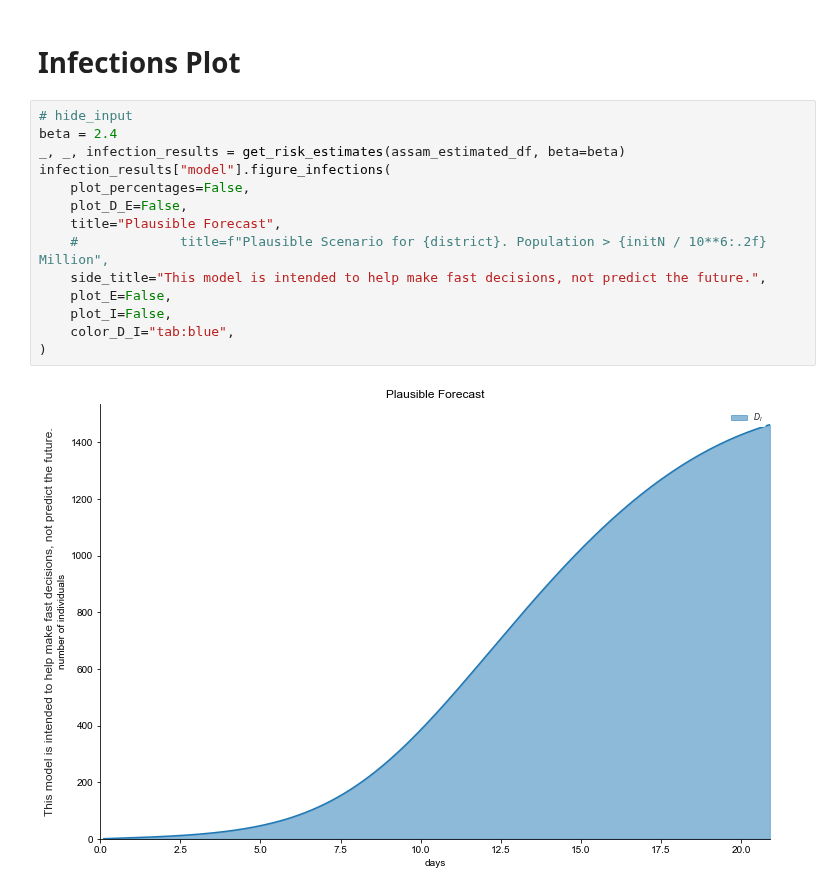
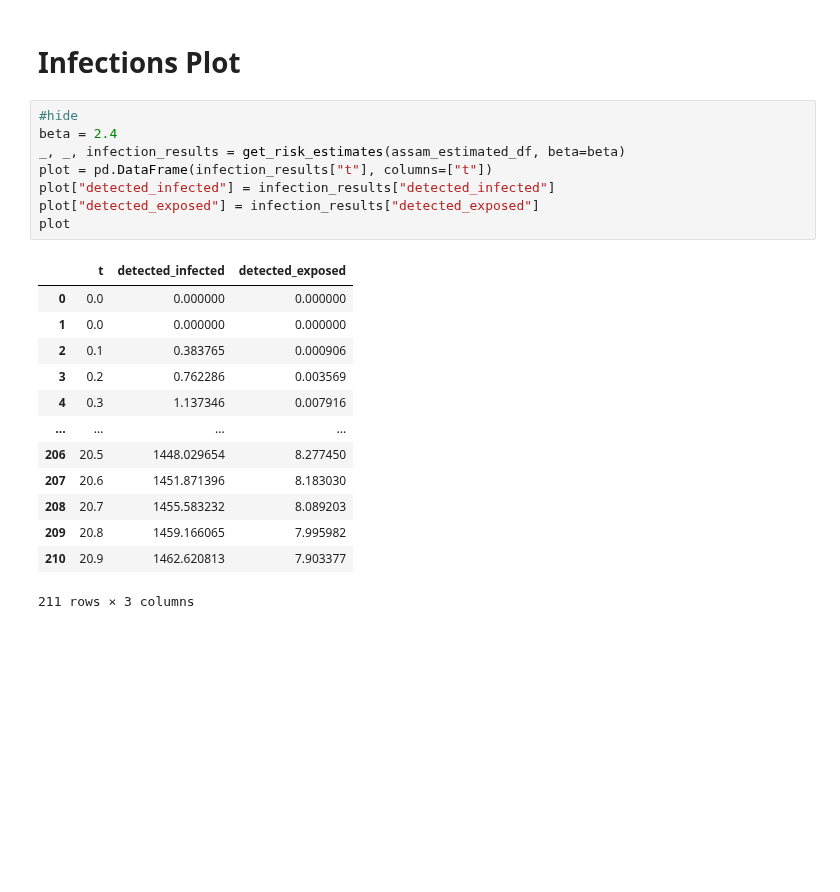
Before and after one commit to meghanabhange/CovidSeer, a Jupyter notebook: _notebooks/2020-04-08-AssamAltair.ipynb, the cells around one changed output. Cells and saved outputs as stored; diff of their text form; blank space fills up the shorter version.

```diff
--- a/_notebooks/2020-04-08-AssamAltair.ipynb
+++ b/_notebooks/2020-04-08-AssamAltair.ipynb
@@ -231,19 +231,25 @@ base + choro
 [interactive output not drawn]
 # %% [markdown]
 # Infections Plot
-# %%
-# hide_input
-beta = 2.4
-_, _, infection_results = get_risk_estimates(assam_estimated_df, beta=beta)
-infection_results["model"].figure_infections(
-    plot_percentages=False,
-    plot_D_E=False,
-    title="Plausible Forecast",
-    #             title=f"Plausible Scenario for {district}. Population > {initN / 10**6:.2f} Million",
-    side_title="This model is intended to help make fast decisions, not predict the future.",
-    plot_E=False,
-    plot_I=False,
-    color_D_I="tab:blue",
-)
-# %% [output]
-[figure, removed]
+# %%
+#hide
+beta = 2.4
+_, _, infection_results = get_risk_estimates(assam_estimated_df, beta=beta)
+plot = pd.DataFrame(infection_results["t"], columns=["t"])
+plot["detected_infected"] = infection_results["detected_infected"]
+plot["detected_exposed"] = infection_results["detected_exposed"]
+plot
+# %% [output]
+|  | t | detected_infected | detected_exposed |
+| 0 | 0.0 | 0.000000 | 0.000000 |
+| 1 | 0.0 | 0.000000 | 0.000000 |
+| 2 | 0.1 | 0.383765 | 0.000906 |
+| 3 | 0.2 | 0.762286 | 0.003569 |
+| 4 | 0.3 | 1.137346 | 0.007916 |
+| ... | ... | ... | ... |
+| 206 | 20.5 | 1448.029654 | 8.277450 |
+| 207 | 20.6 | 1451.871396 | 8.183030 |
+| 208 | 20.7 | 1455.583232 | 8.089203 |
+| 209 | 20.8 | 1459.166065 | 7.995982 |
+| 210 | 20.9 | 1462.620813 | 7.903377 |
+211 rows × 3 columns
```
Also changed, not shown: parts of 1 cell of this notebook.
